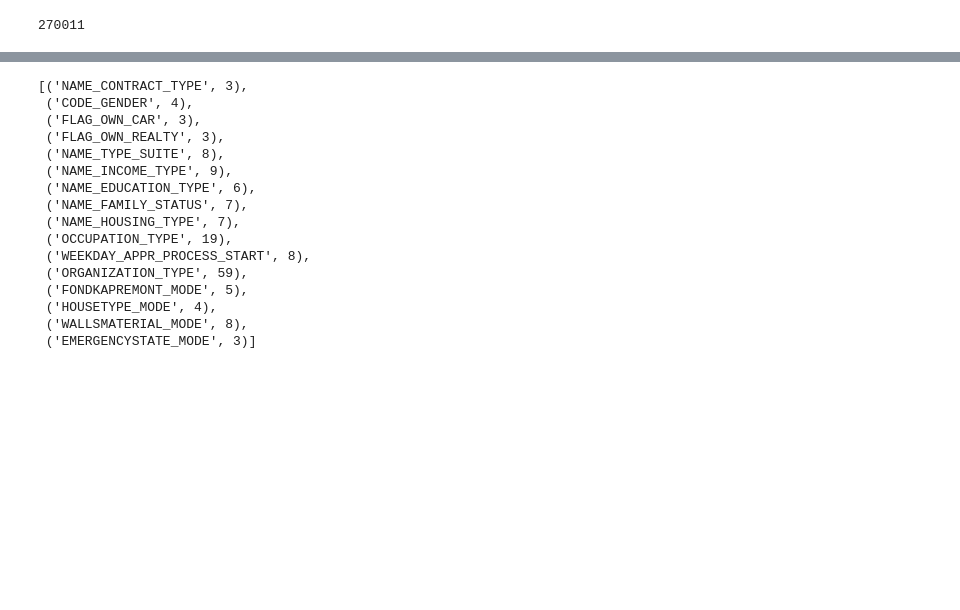
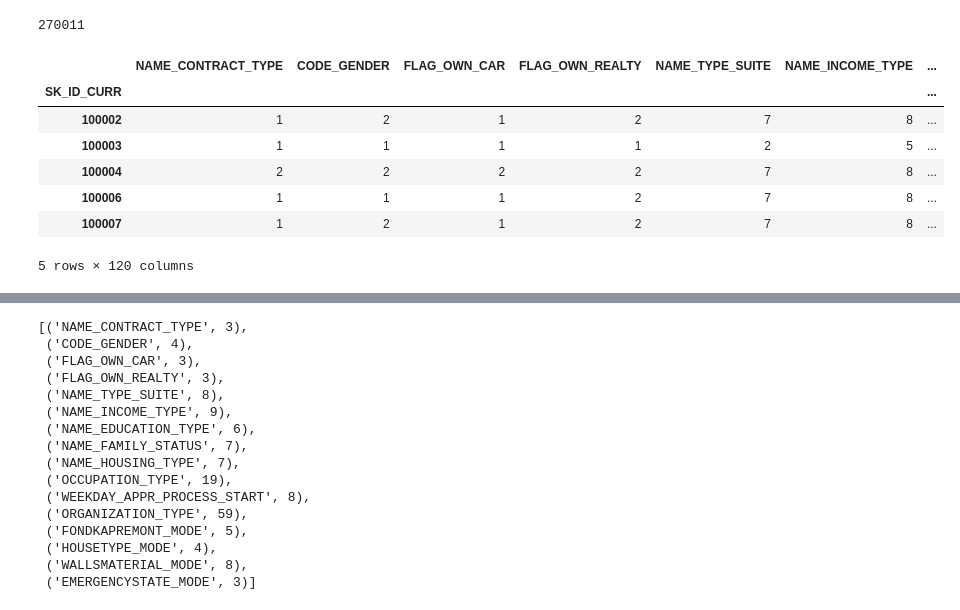
Before and after one commit to Muosvr/home-credit-default-risk, a Jupyter notebook: home-credit-default-risk-dl.ipynb, the cells around one changed output, grey strips where cells are left out. Saved outputs shown, nothing was run; the diff lists cells and outputs as text; code cells hidden in the pictures; blank space fills up the shorter version.

```diff
--- a/home-credit-default-risk-dl.ipynb
+++ b/home-credit-default-risk-dl.ipynb
@@ -267,3 +237,14 @@ val_idx = list(range(train_size, len(df))); len(val_idx)
 #ModelData object
 md = ColumnarModelData.from_data_frame(PATH, val_idx, df, y,
                                        cat_flds = cat_vars, bs=128, test_df=df_test )
+# %%
+df.head()
+# %% [output]
+|  | NAME_CONTRACT_TYPE | CODE_GENDER | FLAG_OWN_CAR | FLAG_OWN_REALTY | NAME_TYPE_SUITE | NAME_INCOME_TYPE | ... |
+| SK_ID_CURR |  |  |  |  |  |  | ... |
+| 100002 | 1 | 2 | 1 | 2 | 7 | 8 | ... |
+| 100003 | 1 | 1 | 1 | 1 | 2 | 5 | ... |
+| 100004 | 2 | 2 | 2 | 2 | 7 | 8 | ... |
+| 100006 | 1 | 1 | 1 | 2 | 7 | 8 | ... |
+| 100007 | 1 | 2 | 1 | 2 | 7 | 8 | ... |
+5 rows × 120 columns
```
Also changed, not shown: parts of 12 cells of this notebook.
